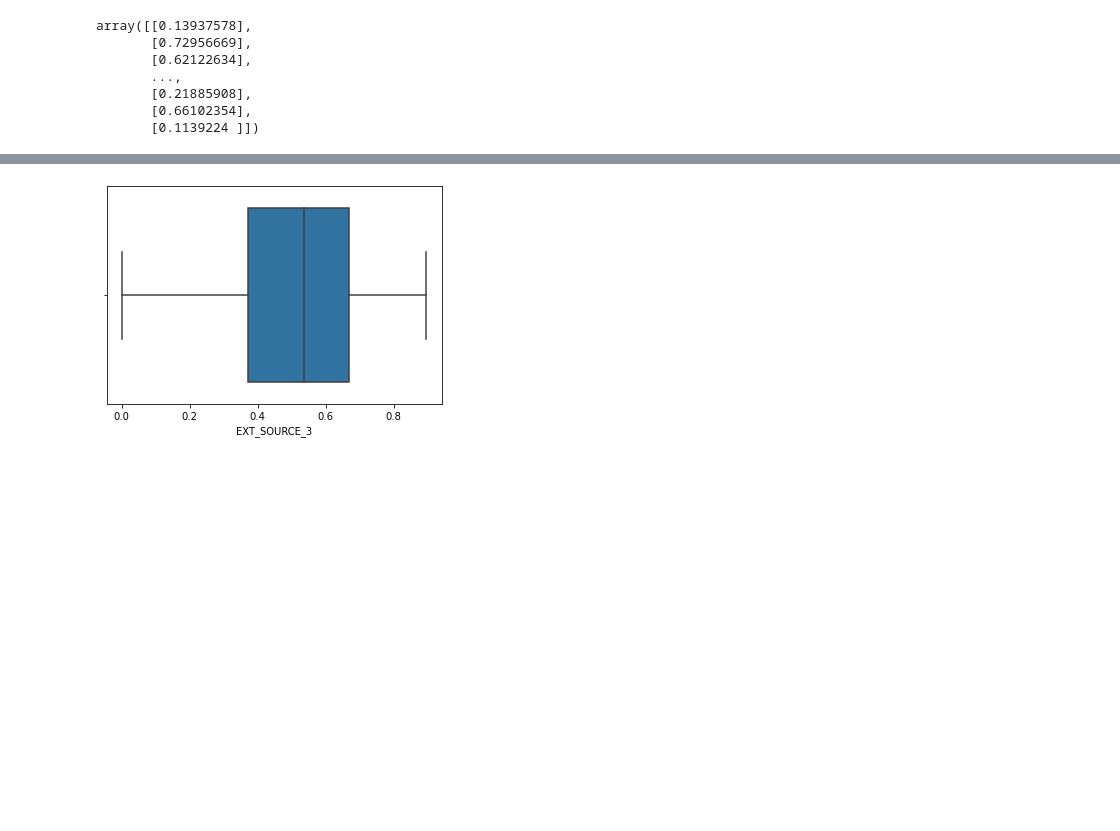
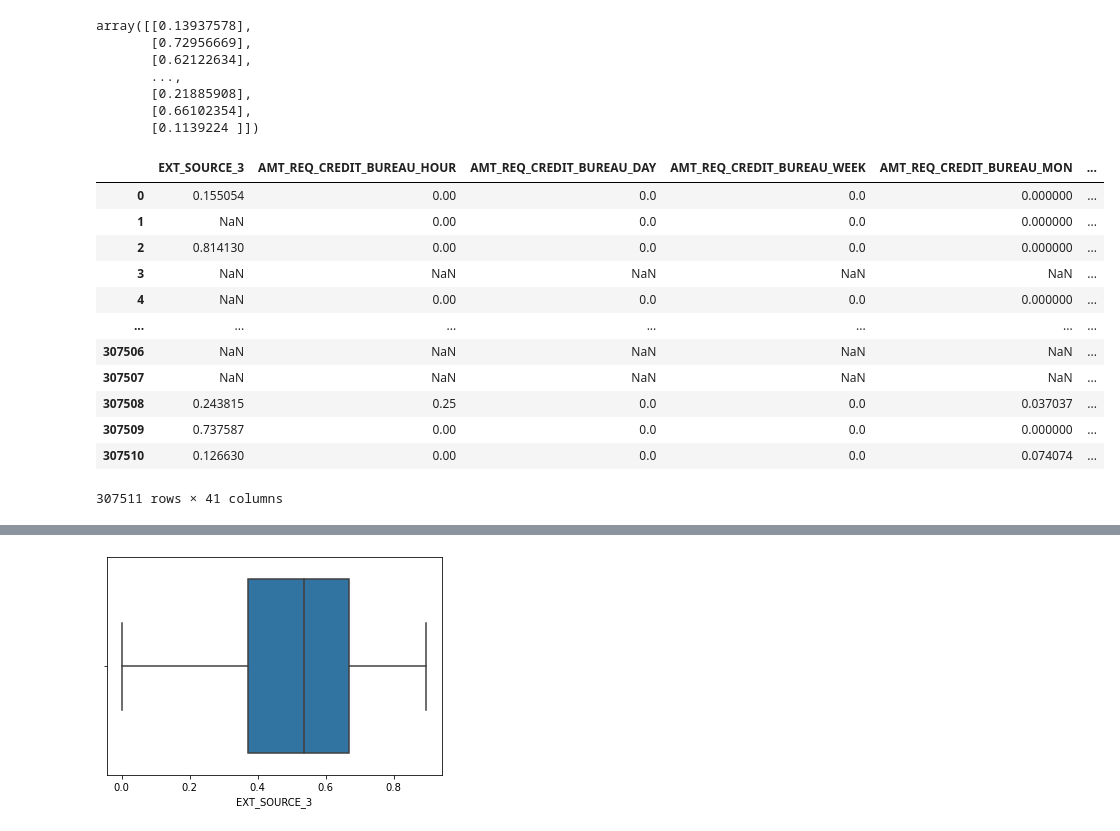
Before and after one commit to kardaoui/Projet-7_v2, a Jupyter notebook: NOTEBOOK/cleaning_0.ipynb, the cells around one changed output, grey strips where cells are left out. Saved outputs shown, nothing was run; the diff lists cells and outputs as text; code cells hidden in the pictures; blank space fills up the shorter version.

```diff
--- a/NOTEBOOK/cleaning_0.ipynb
+++ b/NOTEBOOK/cleaning_0.ipynb
@@ -280,5 +312,24 @@ array([[0.13937578],
        [0.21885908],
        [0.66102354],
        [0.1139224 ]])
+# %%
+def norm_to_zero_one(df):
+    return (df - df.min()) * 1.0 / (df.max() - df.min())
+# %%
+X_data[num_col].apply(norm_to_zero_one)
+# %% [output]
+|  | EXT_SOURCE_3 | AMT_REQ_CREDIT_BUREAU_HOUR | AMT_REQ_CREDIT_BUREAU_DAY | AMT_REQ_CREDIT_BUREAU_WEEK | AMT_REQ_CREDIT_BUREAU_MON | ... |
+| 0 | 0.155054 | 0.00 | 0.0 | 0.0 | 0.000000 | ... |
+| 1 | NaN | 0.00 | 0.0 | 0.0 | 0.000000 | ... |
+| 2 | 0.814130 | 0.00 | 0.0 | 0.0 | 0.000000 | ... |
+| 3 | NaN | NaN | NaN | NaN | NaN | ... |
+| 4 | NaN | 0.00 | 0.0 | 0.0 | 0.000000 | ... |
+| ... | ... | ... | ... | ... | ... | ... |
+| 307506 | NaN | NaN | NaN | NaN | NaN | ... |
+| 307507 | NaN | NaN | NaN | NaN | NaN | ... |
+| 307508 | 0.243815 | 0.25 | 0.0 | 0.0 | 0.037037 | ... |
+| 307509 | 0.737587 | 0.00 | 0.0 | 0.0 | 0.000000 | ... |
+| 307510 | 0.126630 | 0.00 | 0.0 | 0.0 | 0.074074 | ... |
+307511 rows × 41 columns
 # %%
 std_df = pd.DataFrame(StandardScaler().fit_transform(X_data[num_col]), columns=num_col)
```
Also changed, not shown: parts of 19 cells of this notebook.
